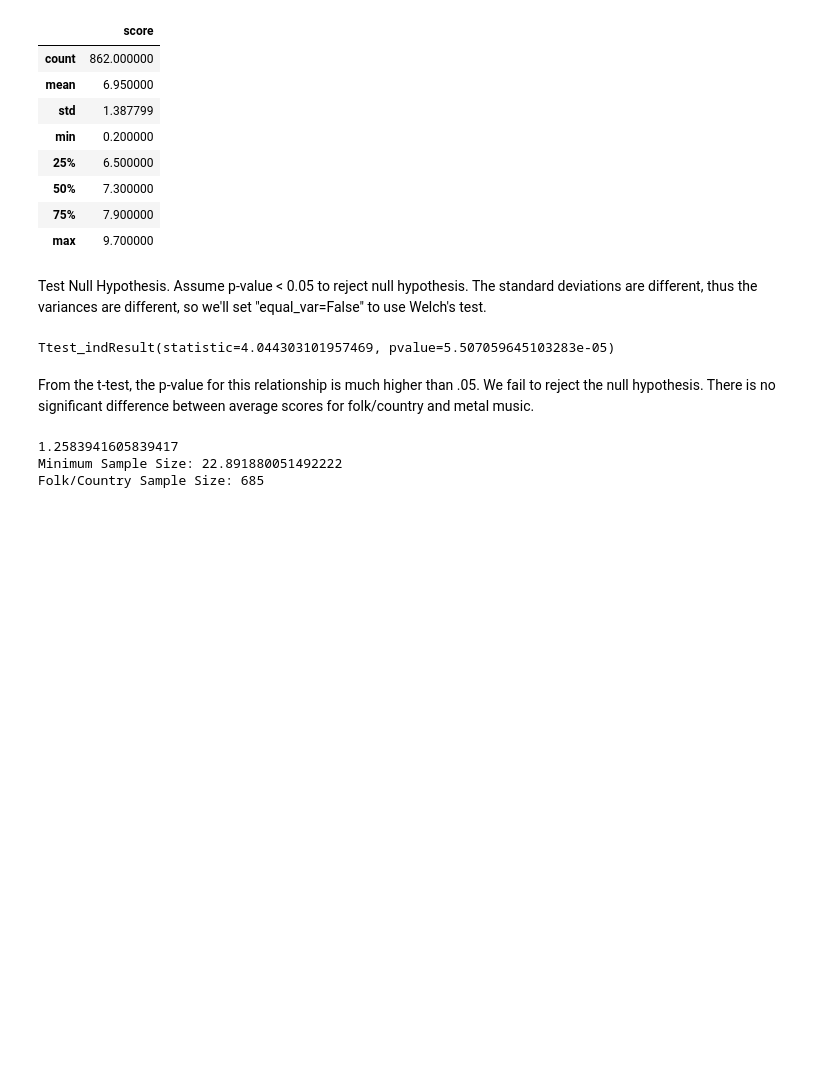
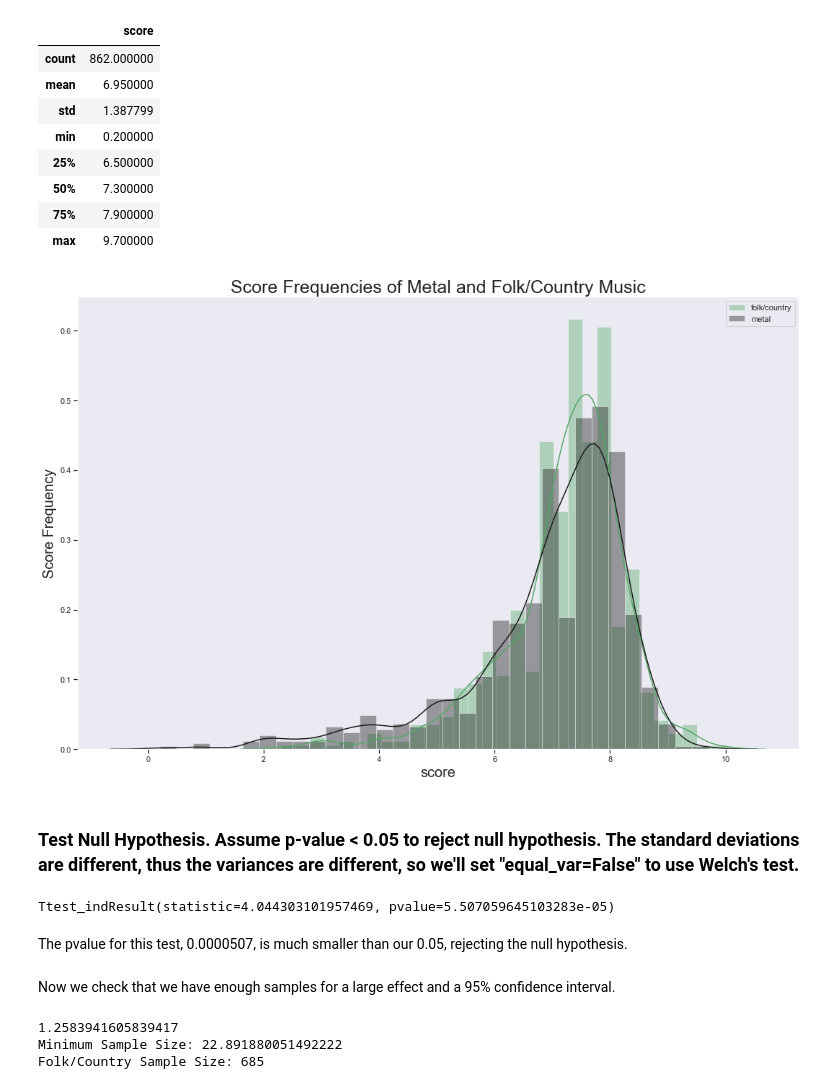
Before and after one commit to tsgreenwood-flatiron-data-science/mod2_final_project, a Jupyter notebook: folkenstein.ipynb, the cells around one changed output. Cells and saved outputs as stored; diff of their text form; code cells hidden in the pictures; blank space fills up the shorter version.

```diff
--- a/folkenstein.ipynb
+++ b/folkenstein.ipynb
@@ -227,14 +225,33 @@ metal_scores.describe()
 | 50% | 7.300000 |
 | 75% | 7.900000 |
 | max | 9.700000 |
+# %%
+#Look at the distributions of scores for metal and folk/country genres
+#futurewarning has to do with sns using scipy.stats for calculations, and will be addressed
+sns.set()
+plt.figure(figsize=(15,10))
+sns.set_style("dark", {"xtick.bottom":True, "ytick.left":True})
+plt.xlabel('Score', fontsize='20')
+plt.ylabel('Score Frequency', fontsize='20')
+plt.title('Score Frequencies of Metal and Folk/Country Music', fontsize='25')
+sns.distplot(folk_scores['score'], color='g', label='folk/country')
+sns.distplot(metal_scores['score'], color='k', label='metal')
+sns.despine()
+plt.tight_layout()
+plt.legend()
+plt.show();
+# %% [output]
+[figure, added]
 # %% [markdown]
-Test Null Hypothesis. Assume p-value < 0.05 to reject null hypothesis. The standard deviations are different, thus the variances are different, so we'll set "equal_var=False" to use Welch's test.
+### Test Null Hypothesis. Assume p-value < 0.05 to reject null hypothesis. The standard deviations are different, thus the variances are different, so we'll set "equal_var=False" to use Welch's test.
 # %%
 ttest_ind(folk_scores['score'], metal_scores['score'], axis=0, equal_var=False)
 # %% [output]
 Ttest_indResult(statistic=4.044303101957469, pvalue=5.507059645103283e-05)
-# %% [markdown]
-From the t-test, the p-value for this relationship is much higher than .05. We fail to reject the null hypothesis. There is no significant difference between average scores for folk/country and metal music.
+# %% [markdown]
+The pvalue for this test, 0.0000507, is much smaller than our 0.05, rejecting the null hypothesis.
+# %% [markdown]
+Now we check that we have enough samples for a large effect and a 95% confidence interval.
 # %%
 # Initialize parameters
 effect = 0.8
```
Also changed, not shown: parts of 32 cells of this notebook.
